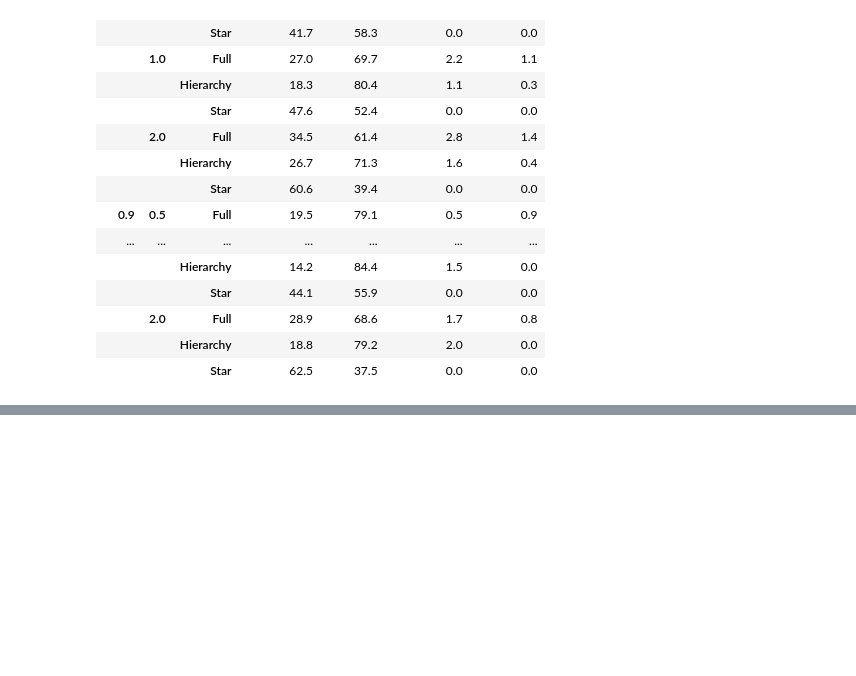
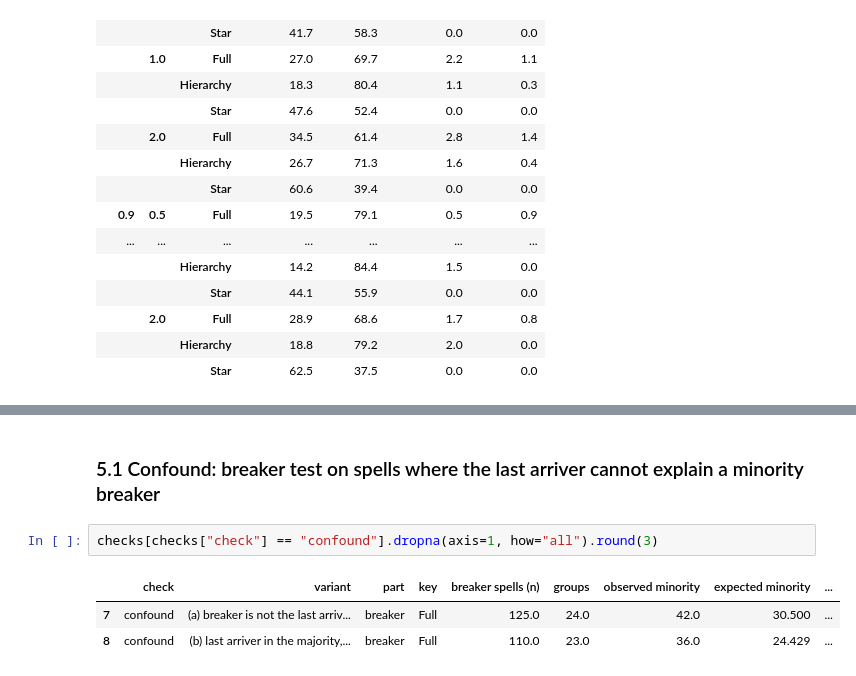
Before and after one commit to Aalokeparno/slider_game, a Jupyter notebook: notebooks/hw6/h5_obdurate.ipynb, the cells around one changed output, grey strips where cells are left out. Drawn from its saved outputs; the diff is of its cells as text; blank space fills up the shorter version.

```diff
--- a/notebooks/hw6/h5_obdurate.ipynb
+++ b/notebooks/hw6/h5_obdurate.ipynb
@@ -136,0 +181,8 @@ grid[grid["topology"] == "Full"].set_index(["cutoff", "tau"])[
+# %% [markdown]
+### 5.1 Confound: breaker test on spells where the last arriver cannot explain a minority breaker
+# %%
+checks[checks["check"] == "confound"].dropna(axis=1, how="all").round(3)
+# %% [output]
+|  | check | variant | part | key | breaker spells (n) | groups | observed minority | expected minority | ... |
+| 7 | confound | (a) breaker is not the last arriv... | breaker | Full | 125.0 | 24.0 | 42.0 | 30.500 | ... |
+| 8 | confound | (b) last arriver in the majority,... | breaker | Full | 110.0 | 23.0 | 36.0 | 24.429 | ... |
```
Also changed, not shown: parts of 8 cells of this notebook, 5 other files.
